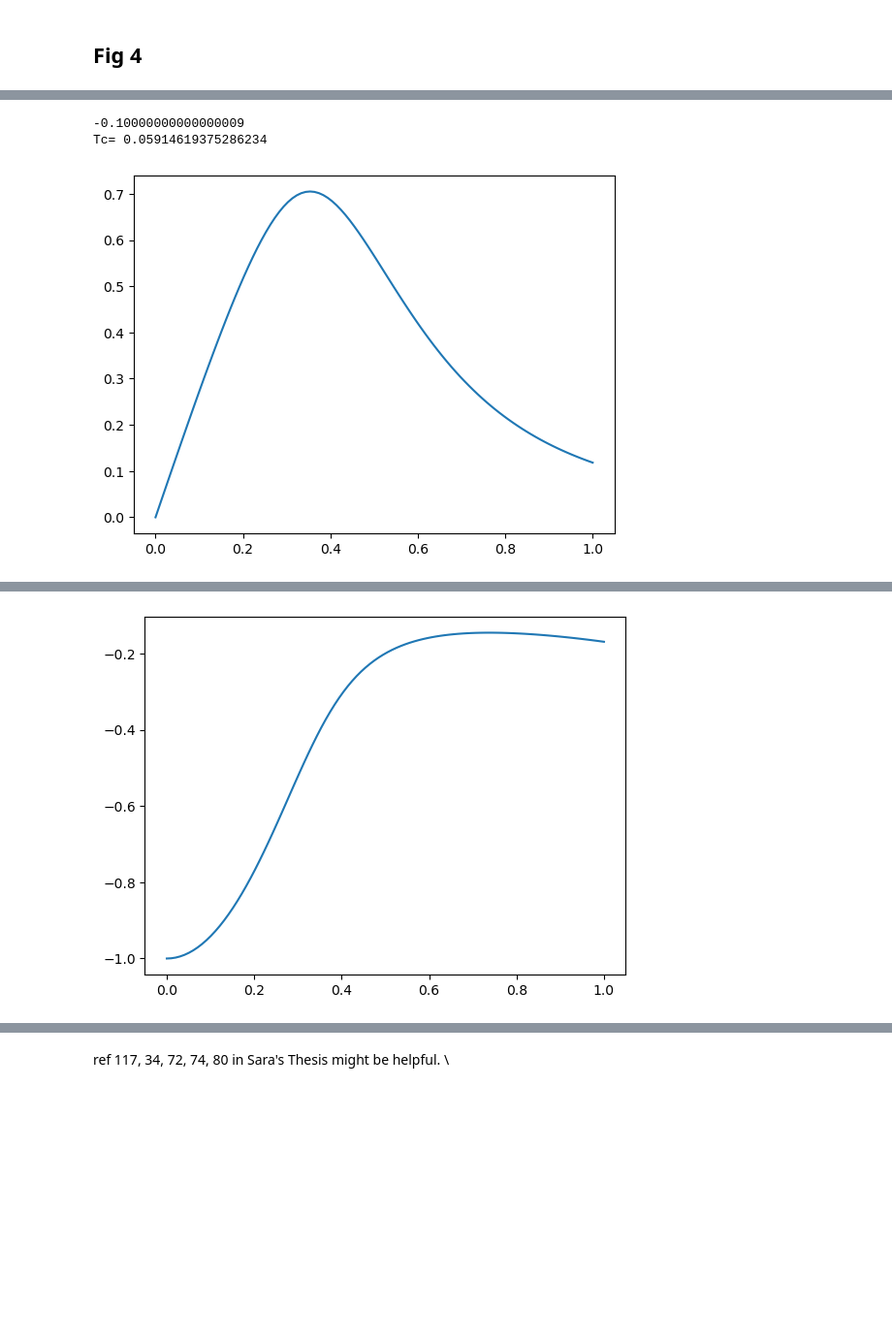
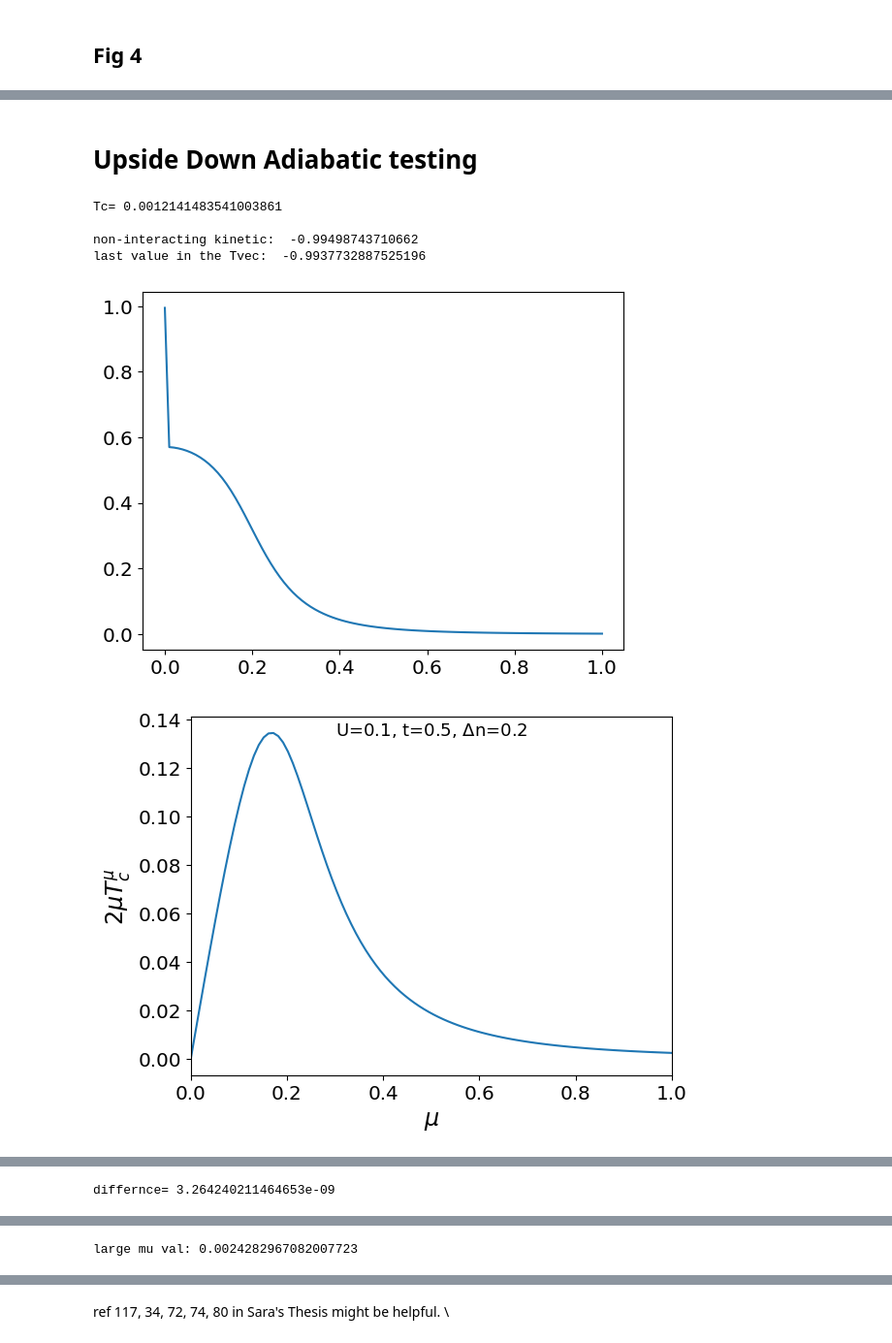
Before and after one commit to vmartinetto/Hubbar_Dimer, a Jupyter notebook: Hubbard plotting.ipynb, the cells around one changed output, grey strips where cells are left out. Shown at 97% size. Cells and saved outputs as stored; diff of their text form; code cells hidden in the pictures; blank space fills up the shorter version.

```diff
--- a/Hubbard plotting.ipynb
+++ b/Hubbard plotting.ipynb
@@ -19,2 +22,8 @@ import Near_U_hub as near
+# %%
+plt.rcParams.update({'axes.labelsize':'xx-large'})
+plt.rcParams.update({'axes.titlesize':'xx-large'})
+plt.rcParams.update({'xtick.labelsize':'x-large'})
+plt.rcParams.update({'ytick.labelsize':'x-large'})
+plt.rcParams.update({'legend.fontsize':'x-large'})
 # %% [markdown]
 # Hubbard Dimer
@@ -667,13 +612,0 @@ def hub_Uc_lams_Us_dvs(t,lams,Us,dvs):
-# %%
-t = 1
-Us = [1]
-dns = [.1]
-lams = np.linspace(0.00001,1,10000)
-
-for i,dn in enumerate(dns):
-    n1 = 1+dn/2
-    EH = hub.E_H(n1,U)
-    for j,U in enumerate(Us):
-        Uxcs = hub.hub_Uxc_lams(t,lams,U,dn,EH)
-        EXC = simps(Uxcs,lams)
-print('EXC=',EXC)
@@ -725,21 +640,26 @@ EDC= 0.3867001932856775
+# %% [markdown]
+# Upside Down Adiabatic testing
 # %%
 mus = np.linspace(0,1,100)
 Kmus = np.empty(len(mus))
 
-U = 1
+U = .1
+t = .5
+target_dn = .2
 
-t = 1
-n1 = 1.05
-n2 = 2-n1
-target_dn = n2-n1
-print(target_dn)
+n1 = 1 - target_dn/2
+n2 = 1 + target_dn/2
 
 UH = ((U/2)*(n1**2+n2**2))
 UHX = (U/2)*(1+(target_dn/2)**2)
 #UH = hub.E_HX(n1,U)
 
 Ts = hub.Ts(n1,t)
+
 dvs = []
+Tmus = np.empty(len(mus))
+
+Tvec = np.empty(len(mus))
 
 
 for i,mu in enumerate(mus):
@@ -763,6 +683,8 @@ for i,mu in enumerate(mus):
     T = np.dot(vec.T,np.dot(T_op,vec))
     #Kmus[i] = 2*mu*T-Ts
     Kmus[i] = (2*mu*(T-Ts))
+    Tvec[i] = T
+    Tmus[i] = 2*mu*T
     #Kmus[i] = (T-Ts)
     #Kmus[i] = T
 
@@ -770,10 +692,21 @@ for i,mu in enumerate(mus):
         Tc = T-Ts
         print('Tc=',Tc)
 
+print()
+print('non-interacting kinetic: ',Ts)
+print('last value in the Tvec: ',Tvec[-1])
+plt.plot(mus,Tvec-Ts)
+plt.show()
 
 EDC = simps(Kmus,mus)
 #print(EDC)
 plt.plot(mus,Kmus)
+#plt.plot(mus,2*mus*(Tvec-Ts))
+plt.xlabel('$\mu$')
+plt.ylabel('$2\mu T_c^\mu$')
+plt.xlim((0,1))
+plt.annotate('U='+str(U)+', t='+str(t)+', $\Delta$n='+str(target_dn),xy=(0.3,0.95),xycoords='axes fraction',fontsize=13)
+plt.savefig('upside_down_images/zero_temp_upside_down_demo.png',bbox_inches='tight')
 plt.show()
 
 print('2*Tc=',2*Tc)
@@ -781,35 +714,48 @@ print('mu=1 val:',Kmus[-1])
 print('mu=',mus[0], 'val:',Kmus[0])
 print('Ts=',Ts)
 print('U=',UH)
 print('EDC=',EDC)
 
 lam = 1
 func = hub.dn_search_func_gen(lam*U,t,target_dn)
 dv = optimize.bisect(func,-1000000,1000000)
-eig,vec = hub.hub_2site(lam*U,t,dv)
+eig,vec = hub.hub_2site(U,t,dv)
 
 Vext_op = hub.hub_pot_operator(dv)
 Vext = np.dot(vec.T,np.dot(Vext_op,vec))
 print('Vext=',Vext)
 
 lam = 100000
 func = hub.dn_search_func_gen(lam*U,t,target_dn)
 dv = optimize.bisect(func,-100000000000,100000000000)
 eiglam,veclam = hub.hub_2site(lam*U,t,dv)
 
 Vee_op = hub.hub_int_operator(U)
 VSC = np.dot(veclam.T,np.dot(Vee_op,veclam))
 print('USC=',VSC)
 print('Winf=',VSC-UH)
 print('Wcinf=',VSC-UHX)
 
 
-print('calculated energy=',VSC+Ts+EDC+Vext)
+calc = VSC+Ts+EDC+Vext
+print('calculated energy=',calc)
 print('Exact energy=',eig)
 
 plt.plot(mus,dvs)
 plt.show()
+
+plt.plot(mus,Kmus)
+plt.xlabel('$\mu$')
+plt.ylabel('$2\mu T^\mu$')
+plt.title('$2\mu T^\mu$ vs. $\mu$')
+plt.savefig('No_Temp_Tmu.png')
+print('differnce=',calc-eig)
+plt.show()
+print('large mu val:',Kmus[-1])
 # %% [output]
--0.10000000000000009
-Tc= 0.05914619375286234
+Tc= 0.0012141483541003861
+
+non-interacting kinetic:  -0.99498743710662
+last value in the Tvec:  -0.9937732887525196
-[figure, old version]
+[figure, new version]
+[figure, new version]
@@ -828 +773,0 @@ Exact energy= -1.5657796337617382
-[figure, old version]
@@ -828,0 +775 @@ Exact energy= -1.5657796337617382
+differnce= 3.264240211464653e-09
@@ -828,0 +777 @@ Exact energy= -1.5657796337617382
+large mu val: 0.0024282967082007723
```
Also changed, not shown: parts of 127 cells of this notebook, 19 other files.
